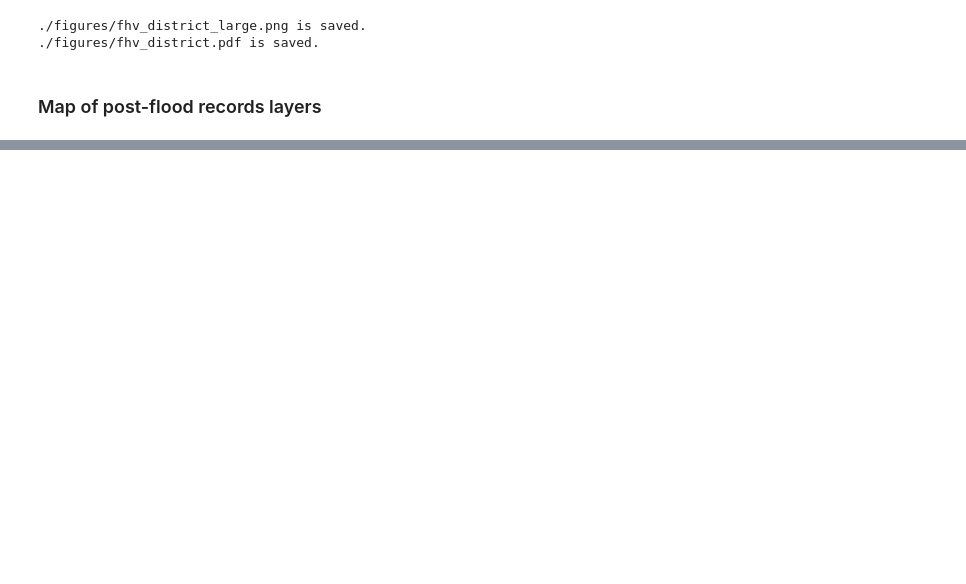
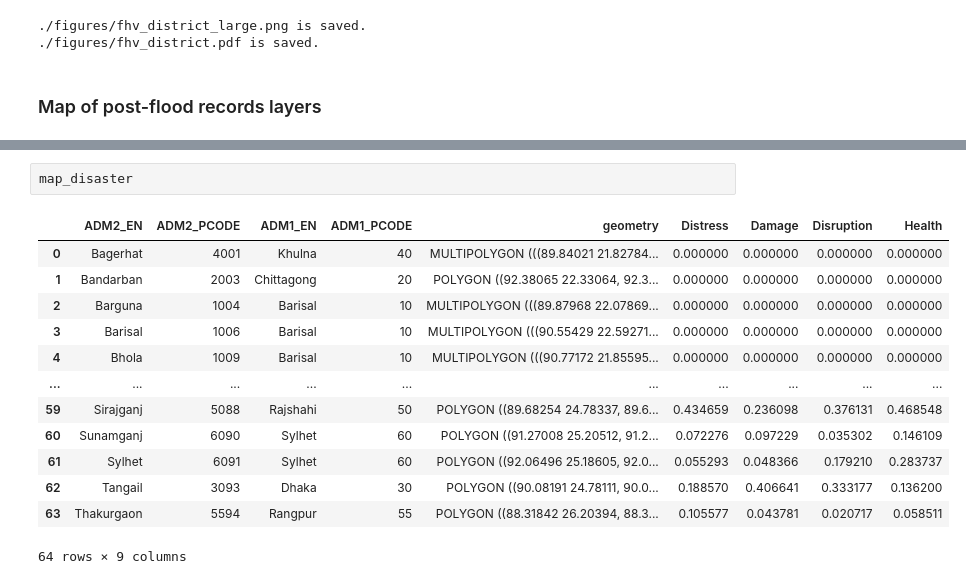
Before and after one commit to gnodnooh/VulnRiskImpact-BGD, a Jupyter notebook: 03_FHV_Assessment2.ipynb, the cells around one changed output, grey strips where cells are left out. Saved outputs shown, nothing was run; the diff lists cells and outputs as text; blank space fills up the shorter version.

```diff
--- a/03_FHV_Assessment2.ipynb
+++ b/03_FHV_Assessment2.ipynb
@@ -793,2 +794,18 @@ if True:
 ./figures/flood_impact_index_large.png is saved.
 ./figures/flood_impact_index.pdf is saved.
+# %%
+map_disaster
+# %% [output]
+|  | ADM2_EN | ADM2_PCODE | ADM1_EN | ADM1_PCODE | geometry | Distress | Damage | Disruption | Health |
+| 0 | Bagerhat | 4001 | Khulna | 40 | MULTIPOLYGON (((89.84021 21.82784... | 0.000000 | 0.000000 | 0.000000 | 0.000000 |
+| 1 | Bandarban | 2003 | Chittagong | 20 | POLYGON ((92.38065 22.33064, 92.3... | 0.000000 | 0.000000 | 0.000000 | 0.000000 |
+| 2 | Barguna | 1004 | Barisal | 10 | MULTIPOLYGON (((89.87968 22.07869... | 0.000000 | 0.000000 | 0.000000 | 0.000000 |
+| 3 | Barisal | 1006 | Barisal | 10 | MULTIPOLYGON (((90.55429 22.59271... | 0.000000 | 0.000000 | 0.000000 | 0.000000 |
+| 4 | Bhola | 1009 | Barisal | 10 | MULTIPOLYGON (((90.77172 21.85595... | 0.000000 | 0.000000 | 0.000000 | 0.000000 |
+| ... | ... | ... | ... | ... | ... | ... | ... | ... | ... |
+| 59 | Sirajganj | 5088 | Rajshahi | 50 | POLYGON ((89.68254 24.78337, 89.6... | 0.434659 | 0.236098 | 0.376131 | 0.468548 |
+| 60 | Sunamganj | 6090 | Sylhet | 60 | POLYGON ((91.27008 25.20512, 91.2... | 0.072276 | 0.097229 | 0.035302 | 0.146109 |
+| 61 | Sylhet | 6091 | Sylhet | 60 | POLYGON ((92.06496 25.18605, 92.0... | 0.055293 | 0.048366 | 0.179210 | 0.283737 |
+| 62 | Tangail | 3093 | Dhaka | 30 | POLYGON ((90.08191 24.78111, 90.0... | 0.188570 | 0.406641 | 0.333177 | 0.136200 |
+| 63 | Thakurgaon | 5594 | Rangpur | 55 | POLYGON ((88.31842 26.20394, 88.3... | 0.105577 | 0.043781 | 0.020717 | 0.058511 |
+64 rows × 9 columns
```
Also changed, not shown: parts of 9 cells of this notebook, 8 other files.
